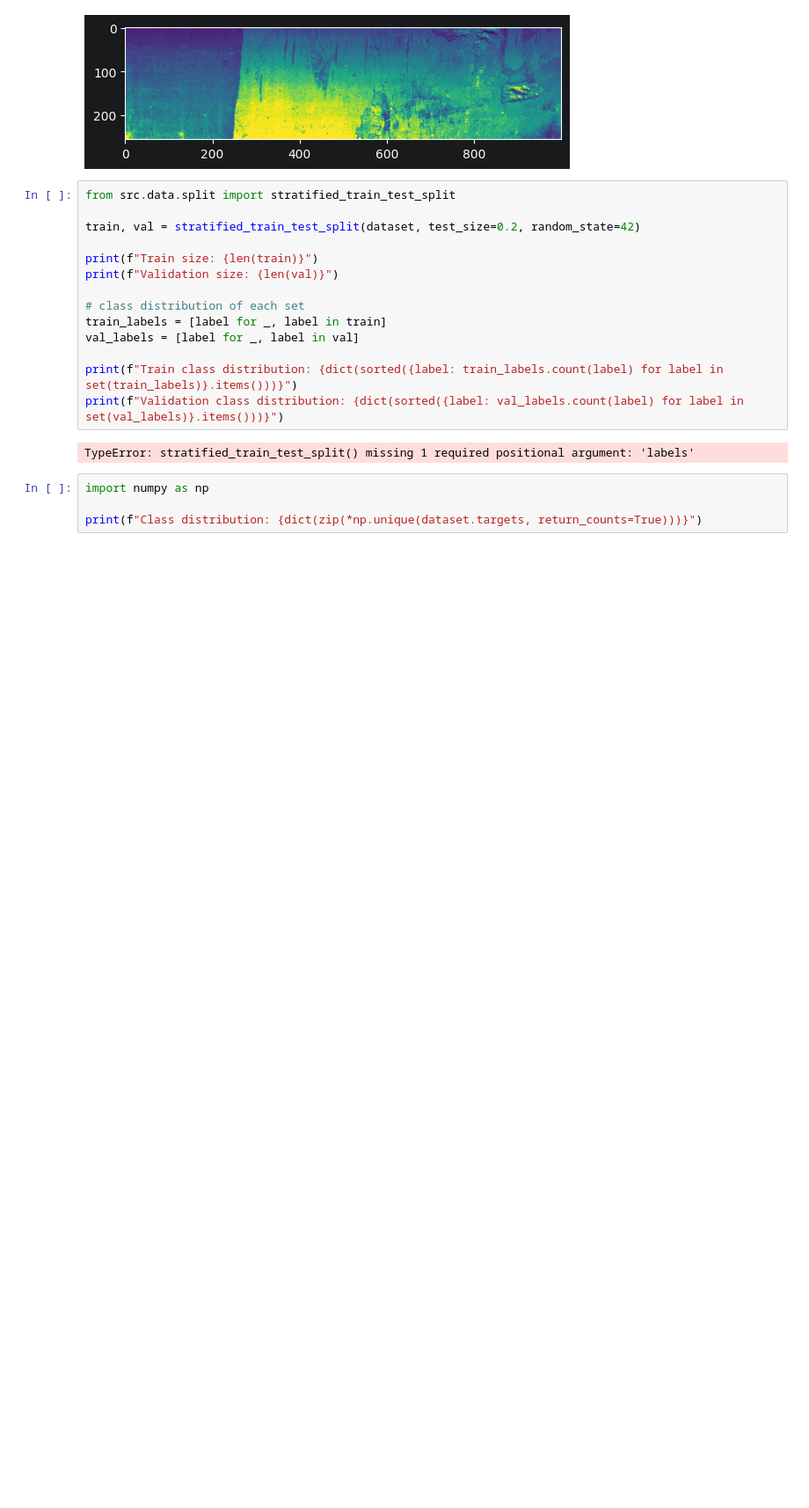
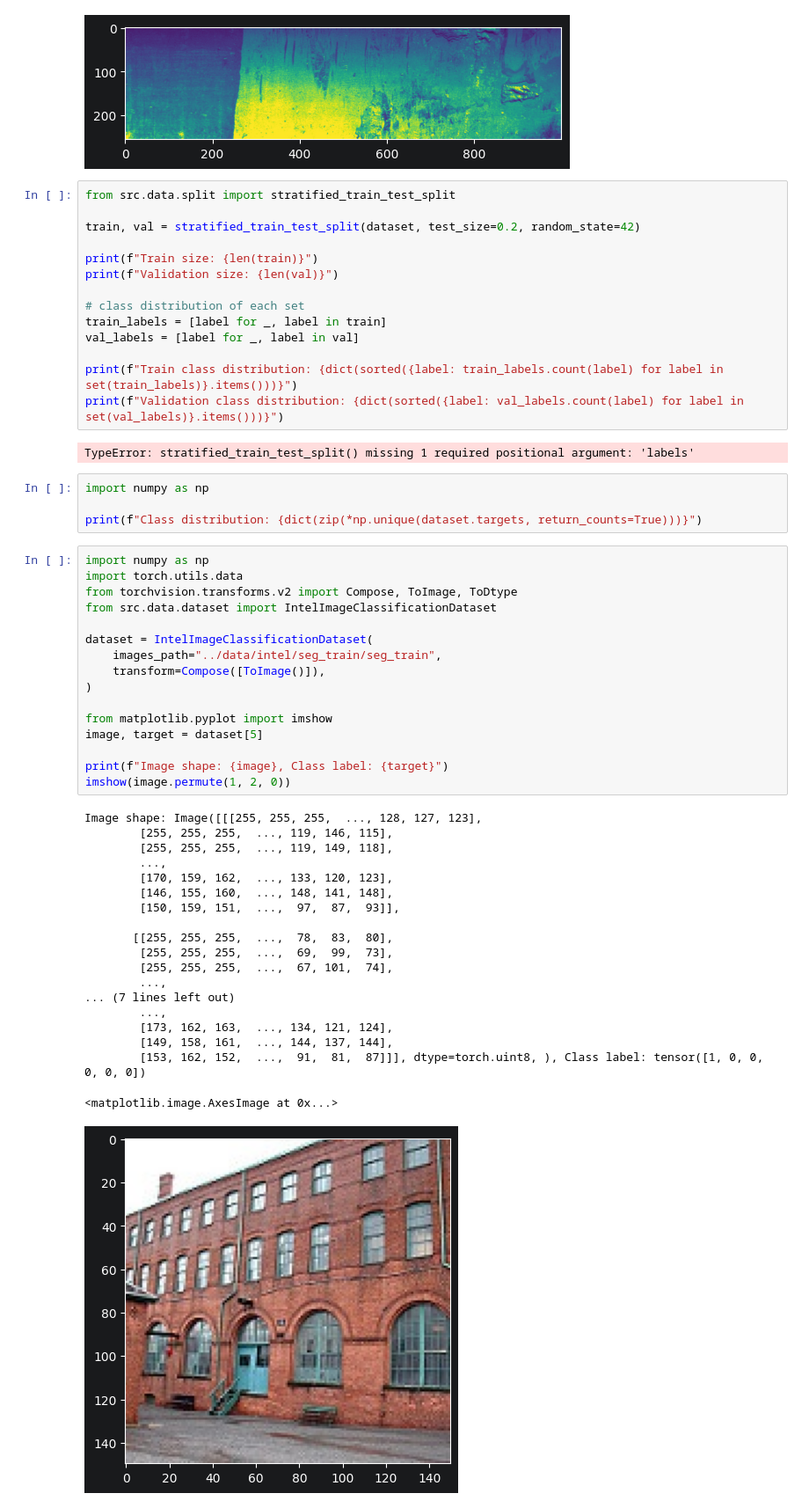
Before and after one commit to dvarnai/vision-pipeline, a Jupyter notebook: notebooks/dataset.ipynb, the cells around one changed output. Shown at 88% size. Drawn from its saved outputs; the diff is of its cells as text; blank space fills up the shorter version.

```diff
--- a/notebooks/dataset.ipynb
+++ b/notebooks/dataset.ipynb
@@ -37,3 +38,39 @@ TypeError: stratified_train_test_split() missing 1 required positional argument:
 import numpy as np
 
 print(f"Class distribution: {dict(zip(*np.unique(dataset.targets, return_counts=True)))}")
+# %%
+import numpy as np
+import torch.utils.data
+from torchvision.transforms.v2 import Compose, ToImage, ToDtype
+from src.data.dataset import IntelImageClassificationDataset
+
+dataset = IntelImageClassificationDataset(
+    images_path="../data/intel/seg_train/seg_train",
+    transform=Compose([ToImage()]),
+)
+
+from matplotlib.pyplot import imshow
+image, target = dataset[5]
+
+print(f"Image shape: {image}, Class label: {target}")
+imshow(image.permute(1, 2, 0))
+# %% [output]
+Image shape: Image([[[255, 255, 255,  ..., 128, 127, 123],
+        [255, 255, 255,  ..., 119, 146, 115],
+        [255, 255, 255,  ..., 119, 149, 118],
+        ...,
+        [170, 159, 162,  ..., 133, 120, 123],
+        [146, 155, 160,  ..., 148, 141, 148],
+        [150, 159, 151,  ...,  97,  87,  93]],
+
+       [[255, 255, 255,  ...,  78,  83,  80],
+        [255, 255, 255,  ...,  69,  99,  73],
+        [255, 255, 255,  ...,  67, 101,  74],
+        ...,
+... (7 lines left out)
+        ...,
+        [173, 162, 163,  ..., 134, 121, 124],
+        [149, 158, 161,  ..., 144, 137, 144],
+        [153, 162, 152,  ...,  91,  81,  87]]], dtype=torch.uint8, ), Class label: tensor([1, 0, 0, 0, 0, 0])
+<matplotlib.image.AxesImage at 0x...>
+[figure, added]
```
Also changed, not shown: parts of 1 cell of this notebook, 10 other files.
